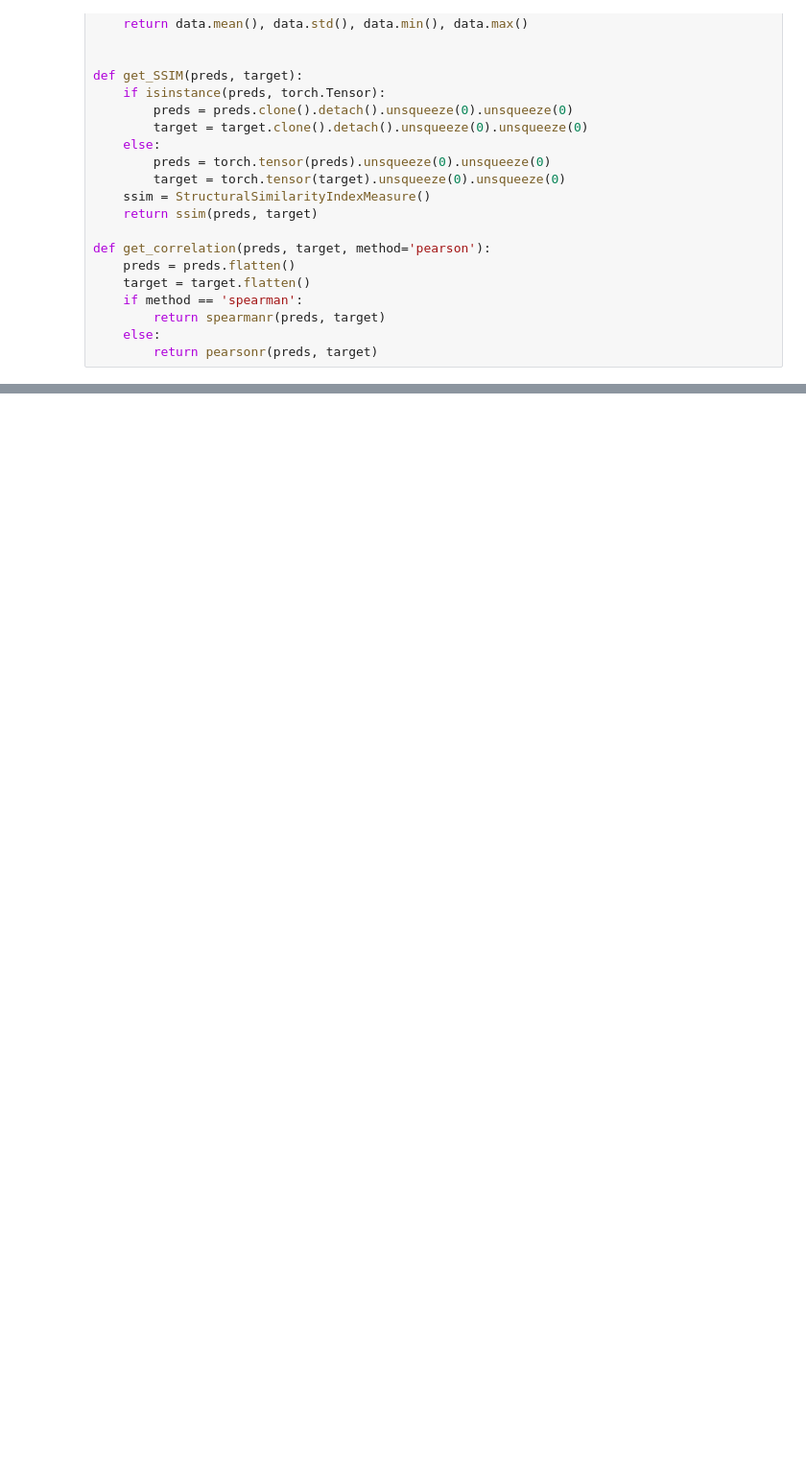
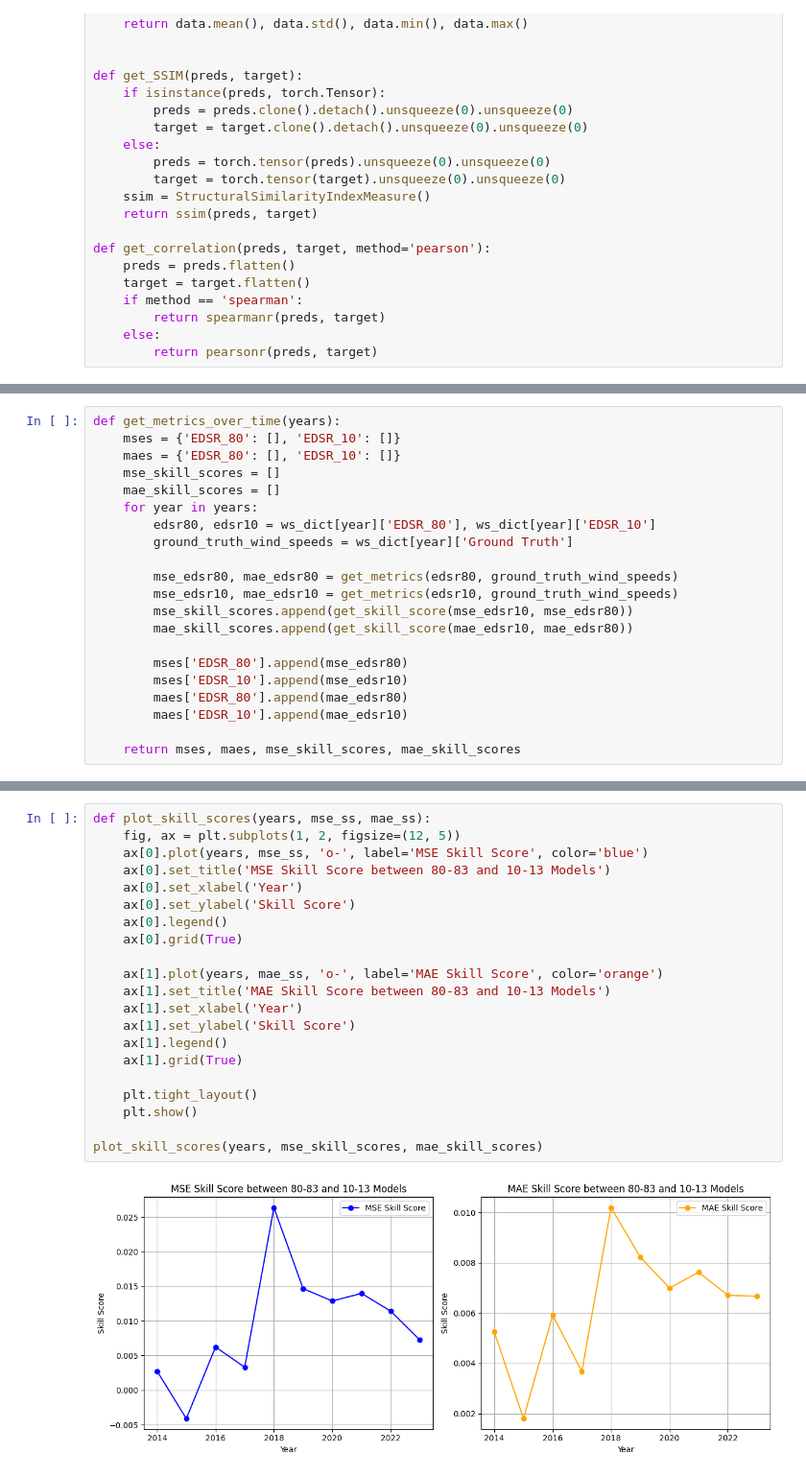
Before and after one commit to UBela/temporal_sr, a Jupyter notebook: notebooks/training_year_comparison.ipynb, the cells around one changed output, grey strips where cells are left out. Shown: that part at 96% size. Cells and saved outputs as stored; diff of their text form; blank space fills up the shorter version.

```diff
--- a/notebooks/training_year_comparison.ipynb
+++ b/notebooks/training_year_comparison.ipynb
@@ -194,0 +234,21 @@ plot_comparison(ws_fields, names, 609)
+# %%
+def get_metrics_over_time(years):
+    mses = {'EDSR_80': [], 'EDSR_10': []}
+    maes = {'EDSR_80': [], 'EDSR_10': []}
+    mse_skill_scores = []
+    mae_skill_scores = []
+    for year in years:
+        edsr80, edsr10 = ws_dict[year]['EDSR_80'], ws_dict[year]['EDSR_10']
+        ground_truth_wind_speeds = ws_dict[year]['Ground Truth']
+
+        mse_edsr80, mae_edsr80 = get_metrics(edsr80, ground_truth_wind_speeds)
+        mse_edsr10, mae_edsr10 = get_metrics(edsr10, ground_truth_wind_speeds)
+        mse_skill_scores.append(get_skill_score(mse_edsr10, mse_edsr80))
+        mae_skill_scores.append(get_skill_score(mae_edsr10, mae_edsr80))
+
+        mses['EDSR_80'].append(mse_edsr80)
+        mses['EDSR_10'].append(mse_edsr10)
+        maes['EDSR_80'].append(mae_edsr80)
+        maes['EDSR_10'].append(mae_edsr10)
+
+    return mses, maes, mse_skill_scores, mae_skill_scores
@@ -194,0 +284,23 @@ plot_comparison(ws_fields, names, 609)
+# %%
+def plot_skill_scores(years, mse_ss, mae_ss):
+    fig, ax = plt.subplots(1, 2, figsize=(12, 5))
+    ax[0].plot(years, mse_ss, 'o-', label='MSE Skill Score', color='blue')
+    ax[0].set_title('MSE Skill Score between 80-83 and 10-13 Models')
+    ax[0].set_xlabel('Year')
+    ax[0].set_ylabel('Skill Score')
+    ax[0].legend()
+    ax[0].grid(True)
+
+    ax[1].plot(years, mae_ss, 'o-', label='MAE Skill Score', color='orange')
+    ax[1].set_title('MAE Skill Score between 80-83 and 10-13 Models')
+    ax[1].set_xlabel('Year')
+    ax[1].set_ylabel('Skill Score')
+    ax[1].legend()
+    ax[1].grid(True)
+
+    plt.tight_layout()
+    plt.show()
+
+plot_skill_scores(years, mse_skill_scores, mae_skill_scores)
+# %% [output]
+[figure, added]
```
Also changed, not shown: parts of 5 cells of this notebook.
